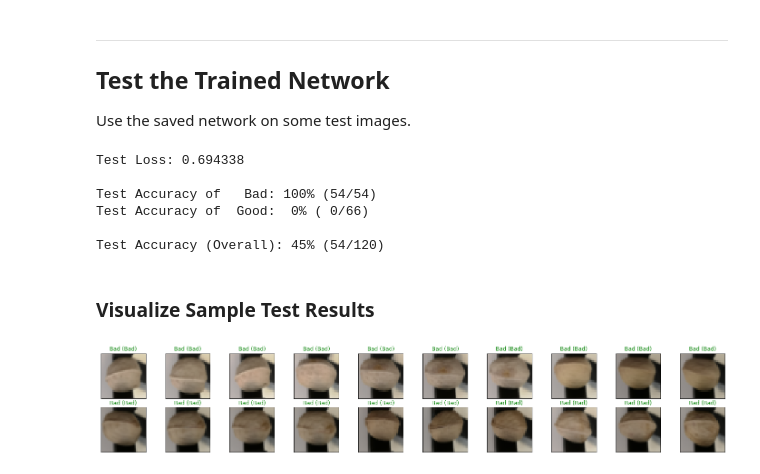
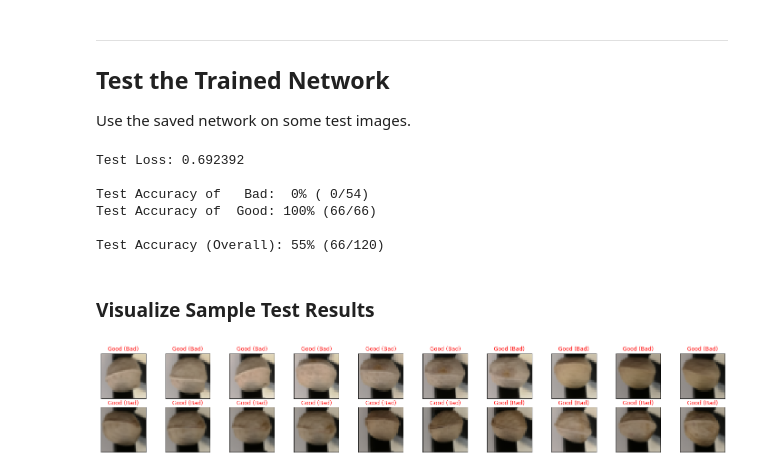
Before and after one commit to Wologman/Computer_Vision, a Jupyter notebook: pistachio_classifier.ipynb, the cells around one changed output. Drawn from its saved outputs; the diff is of its cells as text; code cells hidden in the pictures.

```diff
--- a/pistachio_classifier.ipynb
+++ b/pistachio_classifier.ipynb
@@ -75,12 +77,12 @@ full_dataset = datasets.ImageFolder('images/', transform=transform)
 total_images = len(full_dataset)
 indices = list(range(total_images))
 np.random.shuffle(indices)
-train_sp = int(np.floor(valid_size * total_images)) # The training-validation split
+train_sp = int(np.floor(train_size * total_images)) # The training-validation split
 valid_sp = int(np.floor(valid_size * total_images)) + train_sp # The validation-test split
 train_idx, valid_idx, test_idx = indices[:train_sp], indices[train_sp:valid_sp], indices[valid_sp:]
 
 print(' Training set size: \t', len(train_idx))
-print(' Test set size: \t', len(valid_idx))
+print(' Validation set size: \t', len(valid_idx))
 print(' Test set size: \t', len(test_idx))
 print(' Total dataset: \t', total_images)
 
@@ -262,7 +264,7 @@ for epoch in range(1, n_epochs+1):
         # clear the gradients of all optimized variables
         optimizer.zero_grad()
         # forward pass: compute predicted outputs by passing inputs to the model
-        output = model(data)     # should be a tensor with torch.size [20,10] if all going well
+        output = model(data)     # should be a tensor with torch.size [20,1] if all going well
         # calculate the batch loss
         loss = criterion(torch.squeeze(output), target.float())
         # backward pass: compute gradient of the loss with respect to model parameters
@@ -281,9 +283,9 @@ for epoch in range(1, n_epochs+1):
         if train_on_gpu:
             data, target = data.cuda(), target.cuda()
         # forward pass: compute predicted outputs by passing inputs to the model
-        output = model(data)
+        output = torch.squeeze(model(data))
         # calculate the batch loss, the squeeze and float are used to match up the target dimension and dtype
-        loss = criterion(torch.squeeze(output), target.float())
+        loss = criterion(output, target.float())
         # update average validation loss
         valid_loss += loss.item()*data.size(0)
 
@@ -302,4 +304,5 @@ for epoch in range(1, n_epochs+1):
         valid_loss))
         torch.save(model.state_dict(), 'model_pistachio.pt')
         valid_loss_min = valid_loss
+print('The last output: ', output)
 # %% [output]
@@ -343,13 +347,13 @@ for data, target in test_loader:
     if train_on_gpu:
         data, target = data.cuda(), target.cuda()
     # forward pass: compute predicted outputs by passing inputs to the model
-    output = model(data)
+    output = torch.squeeze(model(data))
     # calculate the batch loss
     loss = criterion(output, target.float())
     # update test loss
     test_loss += loss.item()*data.size(0)
-    # convert output probabilities to predicted class
-    _, pred = torch.max(output, 1)
+    # convert output scores to predictions, and store as a pytorch float tensor
+    pred = torch.FloatTensor([1 if y > 0.5 else 0 for y in output])
     # compare predictions to true label
     correct_tensor = pred.eq(target.data.view_as(pred))
     correct = np.squeeze(correct_tensor.numpy()) if not train_on_gpu else np.squeeze(correct_tensor.cpu().numpy())
@@ -375,37 +379,39 @@ print('\nTest Accuracy (Overall): %2d%% (%2d/%2d)' % (
     100. * np.sum(class_correct) / np.sum(class_total),
     np.sum(class_correct), np.sum(class_total)))
 # %% [output]
-Test Loss: 0.694338
+Test Loss: 0.692392
 
-Test Accuracy of   Bad: 100% (54/54)
-Test Accuracy of  Good:  0% ( 0/66)
+Test Accuracy of   Bad:  0% ( 0/54)
+Test Accuracy of  Good: 100% (66/66)
 
-Test Accuracy (Overall): 45% (54/120)
+Test Accuracy (Overall): 55% (66/120)
 # %% [markdown]
 ### Visualize Sample Test Results
 # %%
 # obtain one batch of test images
 dataiter = iter(test_loader)
 images, labels = dataiter.next()
 images.numpy()
 
 # move model inputs to cuda, if GPU available
 if train_on_gpu:
     images = images.cuda()
 
 # get sample outputs
 output = model(images)
 # convert output probabilities to predicted class
-_, preds_tensor = torch.max(output, 1)
-preds = np.squeeze(preds_tensor.numpy()) if not train_on_gpu else np.squeeze(preds_tensor.cpu().numpy())
+
+# convert output scores to predictions, and store as a pytorch float tensor
+preds = [1 if y > 0.5 else 0 for y in output]
+# preds = np.squeeze(preds_tensor.numpy()) if not train_on_gpu else np.squeeze(preds_tensor.cpu().numpy())
 
 # plot the images in the batch, along with predicted and true labels
 fig = plt.figure(figsize=(25, 4))
 for idx in np.arange(batch_size):
     ax = fig.add_subplot(2, batch_size/2, idx+1, xticks=[], yticks=[])
     # imshow(images[idx])   #This line was missing .cpu in the exercise version
     imshow(images.cpu()[idx])
     ax.set_title("{} ({})".format(classes[preds[idx]], classes[labels[idx]]),
     color=("green" if preds[idx]==labels[idx].item() else "red"))
 # %% [output]
-[figure, old version]
+[figure, new version]
```
Also changed, not shown: parts of 5 cells of this notebook.
